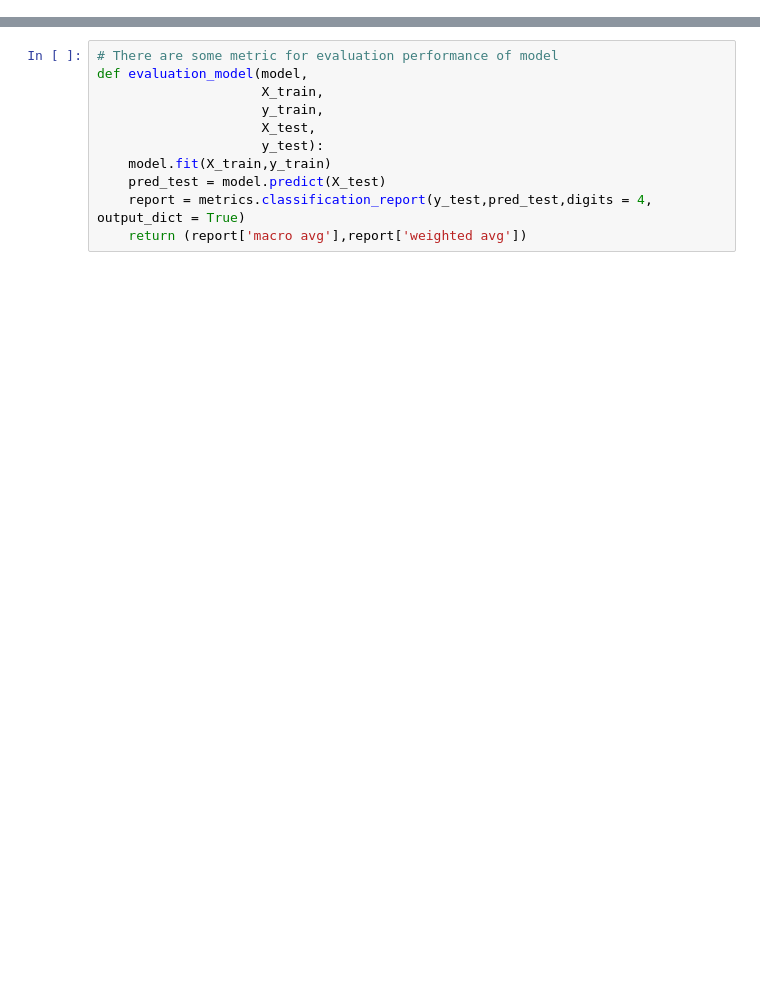
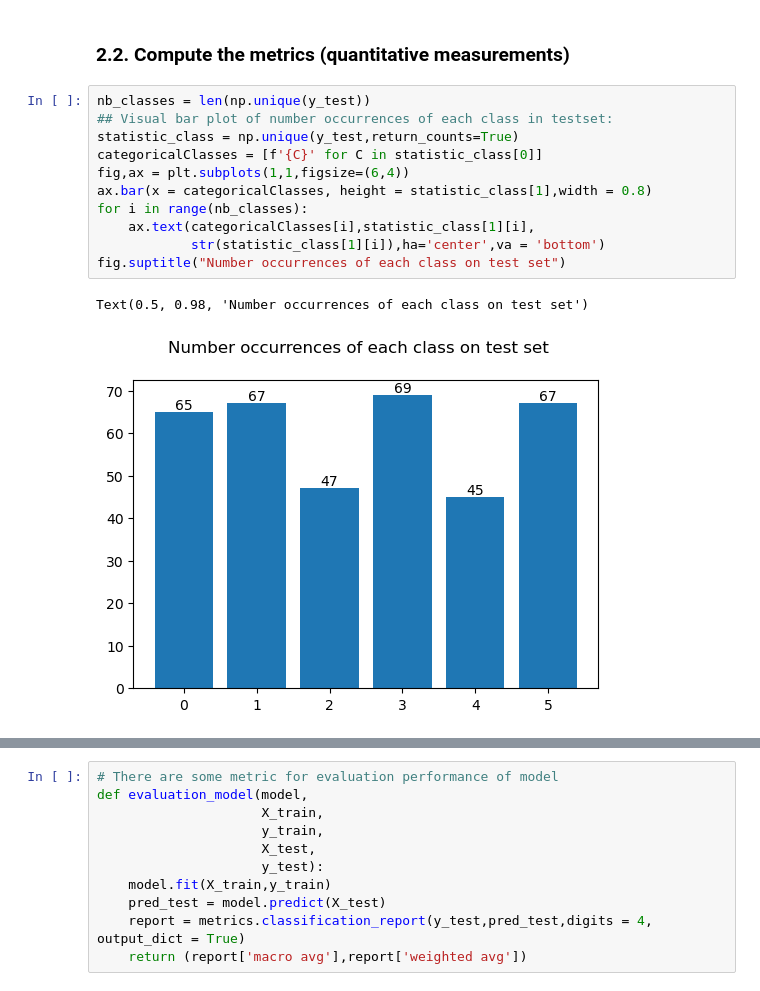
Before and after one commit to clee74/AI_Class, a Jupyter notebook: P1_Supervised/S1_Classification/Demonstration/Demo_3_NaiveBayes.ipynb, the cells around one changed output, grey strips where cells are left out. Saved outputs shown, nothing was run; the diff lists cells and outputs as text; blank space fills up the shorter version.

```diff
--- a/P1_Supervised/S1_Classification/Demonstration/Demo_3_NaiveBayes.ipynb
+++ b/P1_Supervised/S1_Classification/Demonstration/Demo_3_NaiveBayes.ipynb
@@ -138,0 +202,16 @@ print(report["weighted avg"])
+# %% [markdown]
+### 2.2. Compute the metrics (quantitative measurements)
+# %%
+nb_classes = len(np.unique(y_test))
+## Visual bar plot of number occurrences of each class in testset:
+statistic_class = np.unique(y_test,return_counts=True)
+categoricalClasses = [f'{C}' for C in statistic_class[0]]
+fig,ax = plt.subplots(1,1,figsize=(6,4))
+ax.bar(x = categoricalClasses, height = statistic_class[1],width = 0.8)
+for i in range(nb_classes):
+    ax.text(categoricalClasses[i],statistic_class[1][i],
+            str(statistic_class[1][i]),ha='center',va = 'bottom')
+fig.suptitle("Number occurrences of each class on test set")
+# %% [output]
+Text(0.5, 0.98, 'Number occurrences of each class on test set')
+[figure, added]
```
Also changed, not shown: parts of 57 cells of this notebook, 5 other files.
